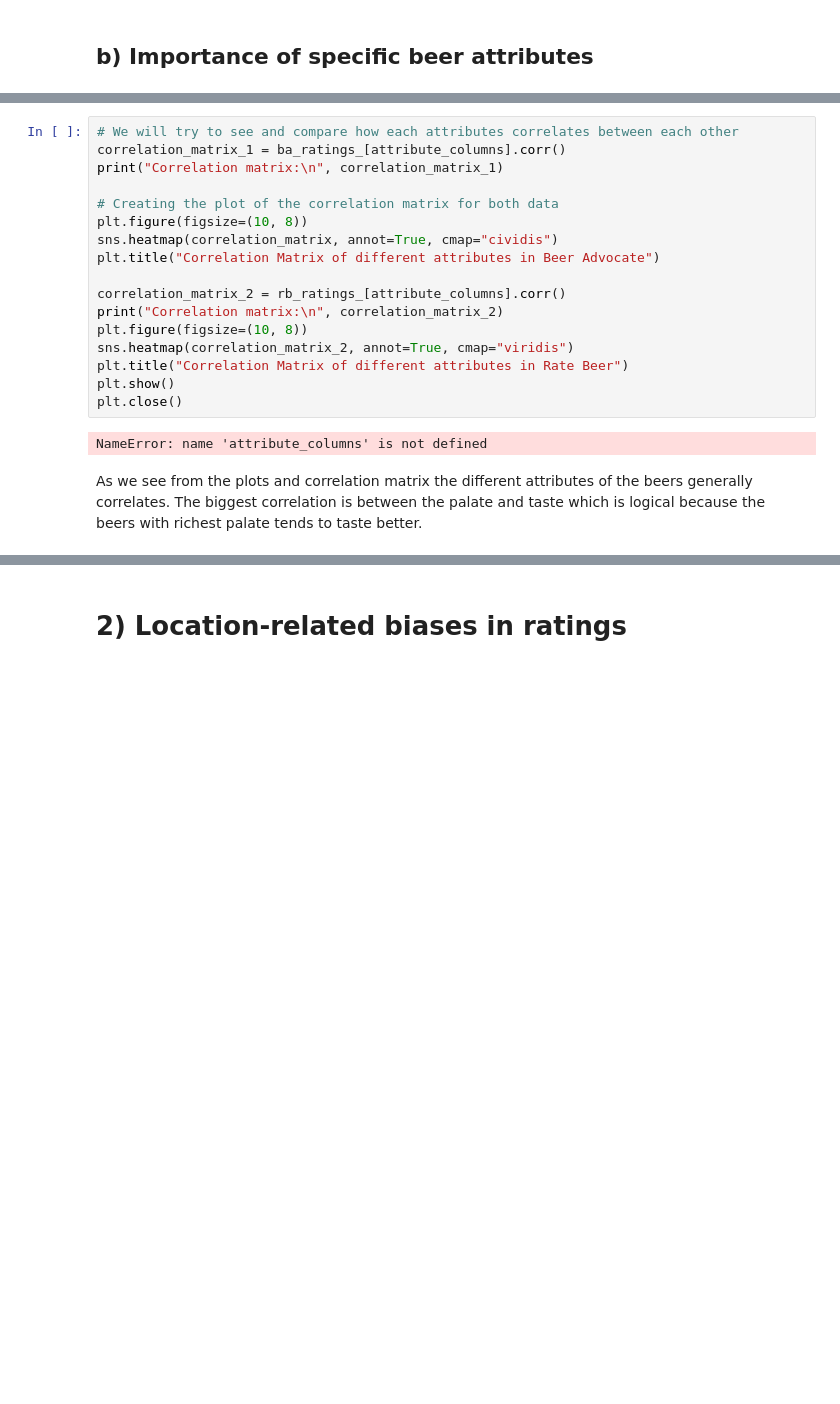
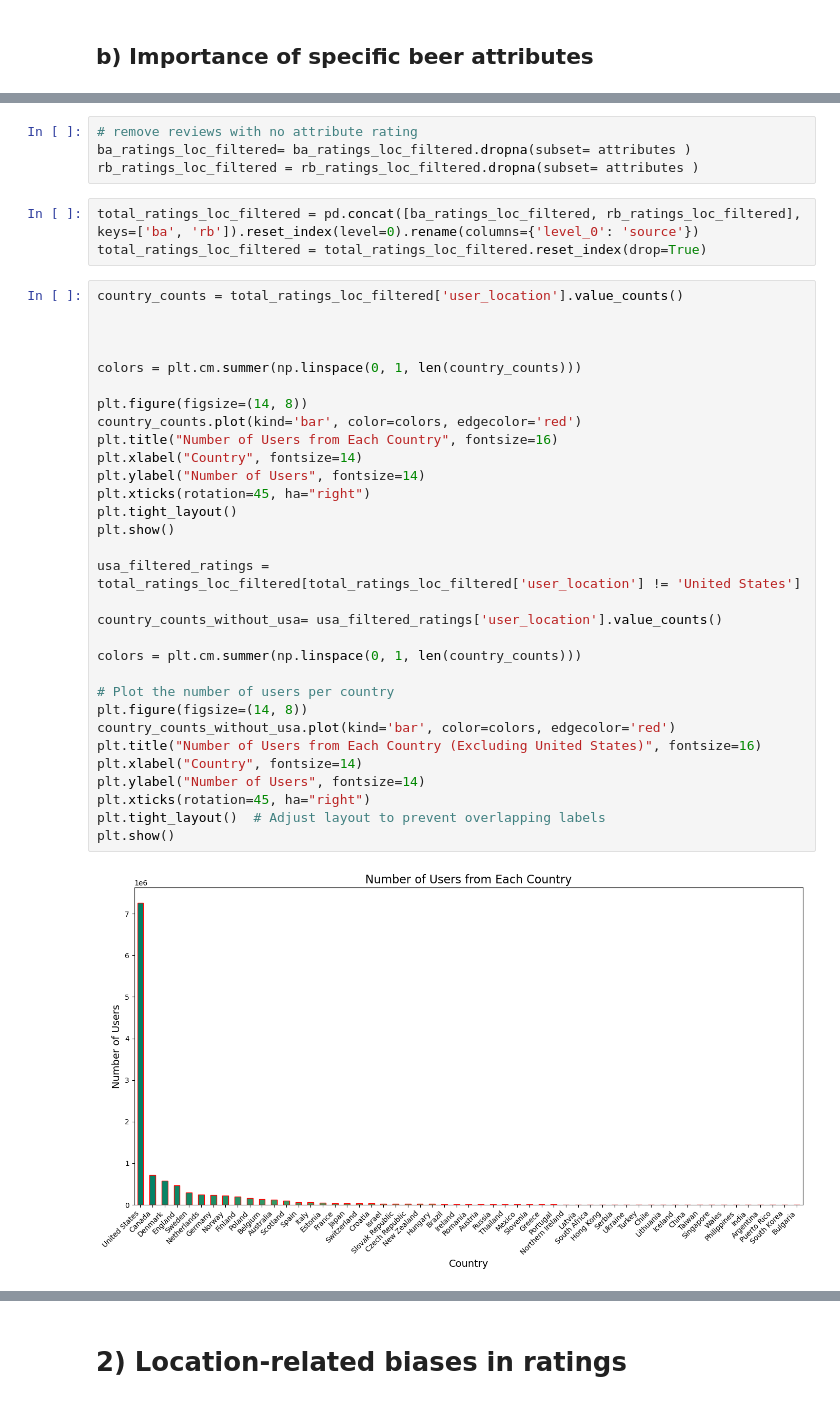
Before and after one commit to epfl-ada/ada-2024-project-datapilots, a Jupyter notebook: results.ipynb, the cells around one changed output, grey strips where cells are left out. Drawn from its saved outputs; the diff is of its cells as text; blank space fills up the shorter version.

Commit message:
Update on Importance of specific beer attributes

```diff
--- a/results.ipynb
+++ b/results.ipynb
@@ -727,21 +716,40 @@ for col in attributes:
-# %%
-# We will try to see and compare how each attributes correlates between each other
-correlation_matrix_1 = ba_ratings_[attribute_columns].corr()
-print("Correlation matrix:\n", correlation_matrix_1)
-
-# Creating the plot of the correlation matrix for both data
-plt.figure(figsize=(10, 8))
-sns.heatmap(correlation_matrix, annot=True, cmap="cividis")
-plt.title("Correlation Matrix of different attributes in Beer Advocate")
-
-correlation_matrix_2 = rb_ratings_[attribute_columns].corr()
-print("Correlation matrix:\n", correlation_matrix_2)
-plt.figure(figsize=(10, 8))
-sns.heatmap(correlation_matrix_2, annot=True, cmap="viridis")
-plt.title("Correlation Matrix of different attributes in Rate Beer")
-plt.show()
-plt.close()
-# %% [output]
-NameError: name 'attribute_columns' is not defined
-# %% [markdown]
-As we see from the plots and correlation matrix the different attributes of the beers generally correlates. The biggest correlation is between the palate and taste which is logical because the beers with richest palate tends to taste better.
+# %%
+# remove reviews with no attribute rating
+ba_ratings_loc_filtered= ba_ratings_loc_filtered.dropna(subset= attributes )
+rb_ratings_loc_filtered = rb_ratings_loc_filtered.dropna(subset= attributes )
+# %%
+total_ratings_loc_filtered = pd.concat([ba_ratings_loc_filtered, rb_ratings_loc_filtered], keys=['ba', 'rb']).reset_index(level=0).rename(columns={'level_0': 'source'})
+total_ratings_loc_filtered = total_ratings_loc_filtered.reset_index(drop=True)
+# %%
+country_counts = total_ratings_loc_filtered['user_location'].value_counts()
+
+
+
+colors = plt.cm.summer(np.linspace(0, 1, len(country_counts)))
+
+plt.figure(figsize=(14, 8))
+country_counts.plot(kind='bar', color=colors, edgecolor='red')
+plt.title("Number of Users from Each Country", fontsize=16)
+plt.xlabel("Country", fontsize=14)
+plt.ylabel("Number of Users", fontsize=14)
+plt.xticks(rotation=45, ha="right")
+plt.tight_layout()
+plt.show()
+
+usa_filtered_ratings = total_ratings_loc_filtered[total_ratings_loc_filtered['user_location'] != 'United States']
+
+country_counts_without_usa= usa_filtered_ratings['user_location'].value_counts()
+
+colors = plt.cm.summer(np.linspace(0, 1, len(country_counts)))
+
+# Plot the number of users per country
+plt.figure(figsize=(14, 8))
+country_counts_without_usa.plot(kind='bar', color=colors, edgecolor='red')
+plt.title("Number of Users from Each Country (Excluding United States)", fontsize=16)
+plt.xlabel("Country", fontsize=14)
+plt.ylabel("Number of Users", fontsize=14)
+plt.xticks(rotation=45, ha="right")
+plt.tight_layout()  # Adjust layout to prevent overlapping labels
+plt.show()
+# %% [output]
+[figure, added]
```
Also changed, not shown: parts of 32 cells of this notebook.
